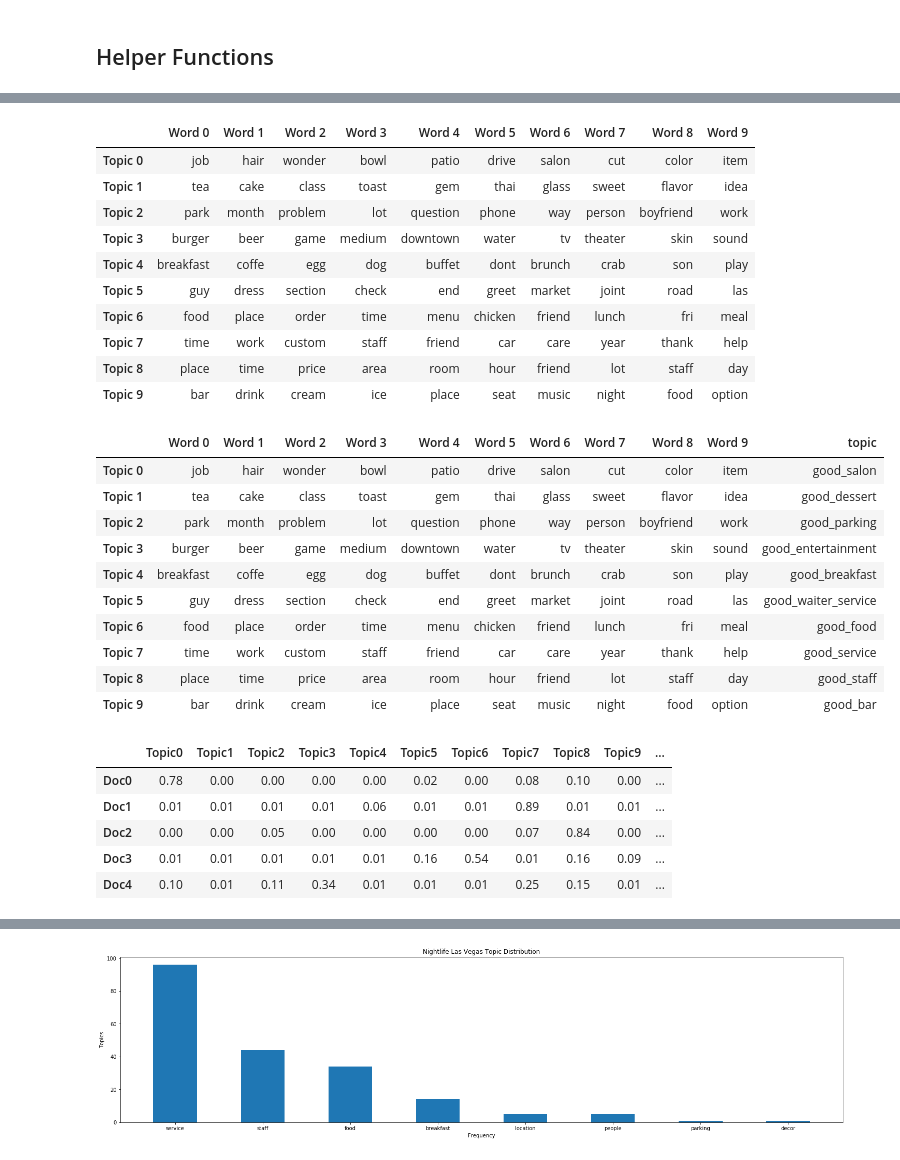
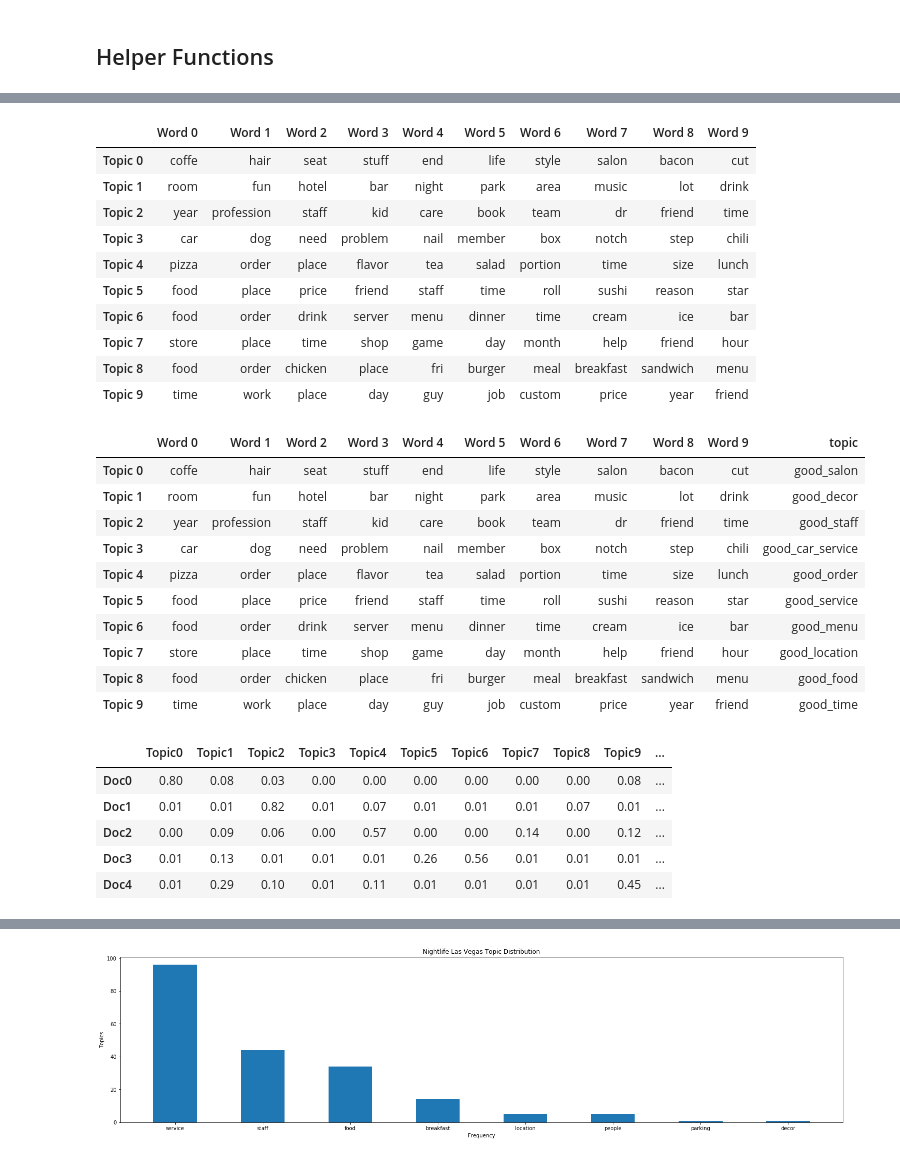
Before and after one commit to liangvi/Visualization_Demo_D3, a Jupyter notebook: Yelp_Jupyter_LDA.ipynb, the cells around one changed output, grey strips where cells are left out. Cells and saved outputs as stored; diff of their text form; code cells hidden in the pictures.

```diff
--- a/Yelp_Jupyter_LDA.ipynb
+++ b/Yelp_Jupyter_LDA.ipynb
@@ -88,3 +92,7 @@ restaurants = business[restaurants]
+# %%
+restaurants_in = open("pickle/restaurants.pkl","rb")
+restaurants = pickle.load(restaurants_in)
+restaurants_in.close()
 # %%
 joined = reviews.join(restaurants, lsuffix='_r', rsuffix='_v', how="inner")
 # %%
@@ -301,3 +313,7 @@ text_count_df.fillna(0.0, inplace=True)
+# %%
+pickle_in = open("pickle/joined_df_file","rb")
+joined = pickle.load(pickle_in)
+pickle_in.close()
 # %%
 n_components_range = [3, 5, 8, 10, 15]
 learning_decay_range = [0.3, 0.5, 0.7]
@@ -441,0 +477,12 @@ lda_model_bad = train_model(restaurants_bad, count_vectorizer)
+# %%
+lda_model_all_data = open("pickle/lda_model_all.data","rb")
+lda_model_all = pickle.load(lda_model_all_data)
+lda_model_all_data.close()
+
+lda_model_good_data = open("pickle/lda_model_good.data","rb")
+lda_model_good = pickle.load(lda_model_good_data)
+lda_model_good_data.close()
+
+lda_model_bad_data = open("pickle/lda_model_bad.data","rb")
+lda_model_bad = pickle.load(lda_model_bad_data)
+lda_model_bad_data.close()
@@ -486,41 +566,41 @@ good_topic_keywords, good_document_topic, good_topic_distribution = transform_mo
 good_topic_keywords
 # %% [output]
 |  | Word 0 | Word 1 | Word 2 | Word 3 | Word 4 | Word 5 | Word 6 | Word 7 | Word 8 | Word 9 |
-| Topic 0 | job | hair | wonder | bowl | patio | drive | salon | cut | color | item |
-| Topic 1 | tea | cake | class | toast | gem | thai | glass | sweet | flavor | idea |
-| Topic 2 | park | month | problem | lot | question | phone | way | person | boyfriend | work |
-| Topic 3 | burger | beer | game | medium | downtown | water | tv | theater | skin | sound |
-| Topic 4 | breakfast | coffe | egg | dog | buffet | dont | brunch | crab | son | play |
-| Topic 5 | guy | dress | section | check | end | greet | market | joint | road | las |
-| Topic 6 | food | place | order | time | menu | chicken | friend | lunch | fri | meal |
-| Topic 7 | time | work | custom | staff | friend | car | care | year | thank | help |
-| Topic 8 | place | time | price | area | room | hour | friend | lot | staff | day |
-| Topic 9 | bar | drink | cream | ice | place | seat | music | night | food | option |
+| Topic 0 | coffe | hair | seat | stuff | end | life | style | salon | bacon | cut |
+| Topic 1 | room | fun | hotel | bar | night | park | area | music | lot | drink |
+| Topic 2 | year | profession | staff | kid | care | book | team | dr | friend | time |
+| Topic 3 | car | dog | need | problem | nail | member | box | notch | step | chili |
+| Topic 4 | pizza | order | place | flavor | tea | salad | portion | time | size | lunch |
+| Topic 5 | food | place | price | friend | staff | time | roll | sushi | reason | star |
+| Topic 6 | food | order | drink | server | menu | dinner | time | cream | ice | bar |
+| Topic 7 | store | place | time | shop | game | day | month | help | friend | hour |
+| Topic 8 | food | order | chicken | place | fri | burger | meal | breakfast | sandwich | menu |
+| Topic 9 | time | work | place | day | guy | job | custom | price | year | friend |
 # %%
-good_topics = ['good_salon', 'good_dessert', 'good_parking', 'good_entertainment', 'good_breakfast', 'good_waiter_service', 'good_food', 'good_service', 'good_staff', 'good_bar']
+good_topics = ['good_salon', 'good_decor', 'good_staff', 'good_car_service', 'good_order', 'good_service', 'good_menu', 'good_location', 'good_food', 'good_time']
 good_topic_keywords['topic']=good_topics
 good_topic_keywords
 # %% [output]
 |  | Word 0 | Word 1 | Word 2 | Word 3 | Word 4 | Word 5 | Word 6 | Word 7 | Word 8 | Word 9 | topic |
-| Topic 0 | job | hair | wonder | bowl | patio | drive | salon | cut | color | item | good_salon |
-| Topic 1 | tea | cake | class | toast | gem | thai | glass | sweet | flavor | idea | good_dessert |
-| Topic 2 | park | month | problem | lot | question | phone | way | person | boyfriend | work | good_parking |
-| Topic 3 | burger | beer | game | medium | downtown | water | tv | theater | skin | sound | good_entertainment |
-| Topic 4 | breakfast | coffe | egg | dog | buffet | dont | brunch | crab | son | play | good_breakfast |
-| Topic 5 | guy | dress | section | check | end | greet | market | joint | road | las | good_waiter_service |
-| Topic 6 | food | place | order | time | menu | chicken | friend | lunch | fri | meal | good_food |
-| Topic 7 | time | work | custom | staff | friend | car | care | year | thank | help | good_service |
-| Topic 8 | place | time | price | area | room | hour | friend | lot | staff | day | good_staff |
-| Topic 9 | bar | drink | cream | ice | place | seat | music | night | food | option | good_bar |
+| Topic 0 | coffe | hair | seat | stuff | end | life | style | salon | bacon | cut | good_salon |
+| Topic 1 | room | fun | hotel | bar | night | park | area | music | lot | drink | good_decor |
+| Topic 2 | year | profession | staff | kid | care | book | team | dr | friend | time | good_staff |
+| Topic 3 | car | dog | need | problem | nail | member | box | notch | step | chili | good_car_service |
+| Topic 4 | pizza | order | place | flavor | tea | salad | portion | time | size | lunch | good_order |
+| Topic 5 | food | place | price | friend | staff | time | roll | sushi | reason | star | good_service |
+| Topic 6 | food | order | drink | server | menu | dinner | time | cream | ice | bar | good_menu |
+| Topic 7 | store | place | time | shop | game | day | month | help | friend | hour | good_location |
+| Topic 8 | food | order | chicken | place | fri | burger | meal | breakfast | sandwich | menu | good_food |
+| Topic 9 | time | work | place | day | guy | job | custom | price | year | friend | good_time |
 # %%
 good_document_topic.head()
 # %% [output]
 |  | Topic0 | Topic1 | Topic2 | Topic3 | Topic4 | Topic5 | Topic6 | Topic7 | Topic8 | Topic9 | ... |
-| Doc0 | 0.78 | 0.00 | 0.00 | 0.00 | 0.00 | 0.02 | 0.00 | 0.08 | 0.10 | 0.00 | ... |
-| Doc1 | 0.01 | 0.01 | 0.01 | 0.01 | 0.06 | 0.01 | 0.01 | 0.89 | 0.01 | 0.01 | ... |
-| Doc2 | 0.00 | 0.00 | 0.05 | 0.00 | 0.00 | 0.00 | 0.00 | 0.07 | 0.84 | 0.00 | ... |
-| Doc3 | 0.01 | 0.01 | 0.01 | 0.01 | 0.01 | 0.16 | 0.54 | 0.01 | 0.16 | 0.09 | ... |
-| Doc4 | 0.10 | 0.01 | 0.11 | 0.34 | 0.01 | 0.01 | 0.01 | 0.25 | 0.15 | 0.01 | ... |
+| Doc0 | 0.80 | 0.08 | 0.03 | 0.00 | 0.00 | 0.00 | 0.00 | 0.00 | 0.00 | 0.08 | ... |
+| Doc1 | 0.01 | 0.01 | 0.82 | 0.01 | 0.07 | 0.01 | 0.01 | 0.01 | 0.07 | 0.01 | ... |
+| Doc2 | 0.00 | 0.09 | 0.06 | 0.00 | 0.57 | 0.00 | 0.00 | 0.14 | 0.00 | 0.12 | ... |
+| Doc3 | 0.01 | 0.13 | 0.01 | 0.01 | 0.01 | 0.26 | 0.56 | 0.01 | 0.01 | 0.01 | ... |
+| Doc4 | 0.01 | 0.29 | 0.10 | 0.01 | 0.11 | 0.01 | 0.01 | 0.01 | 0.01 | 0.45 | ... |
 # %%
 good_topic_distribution
 # %% [output]
```
Also changed, not shown: parts of 26 cells of this notebook, 4 other files.
